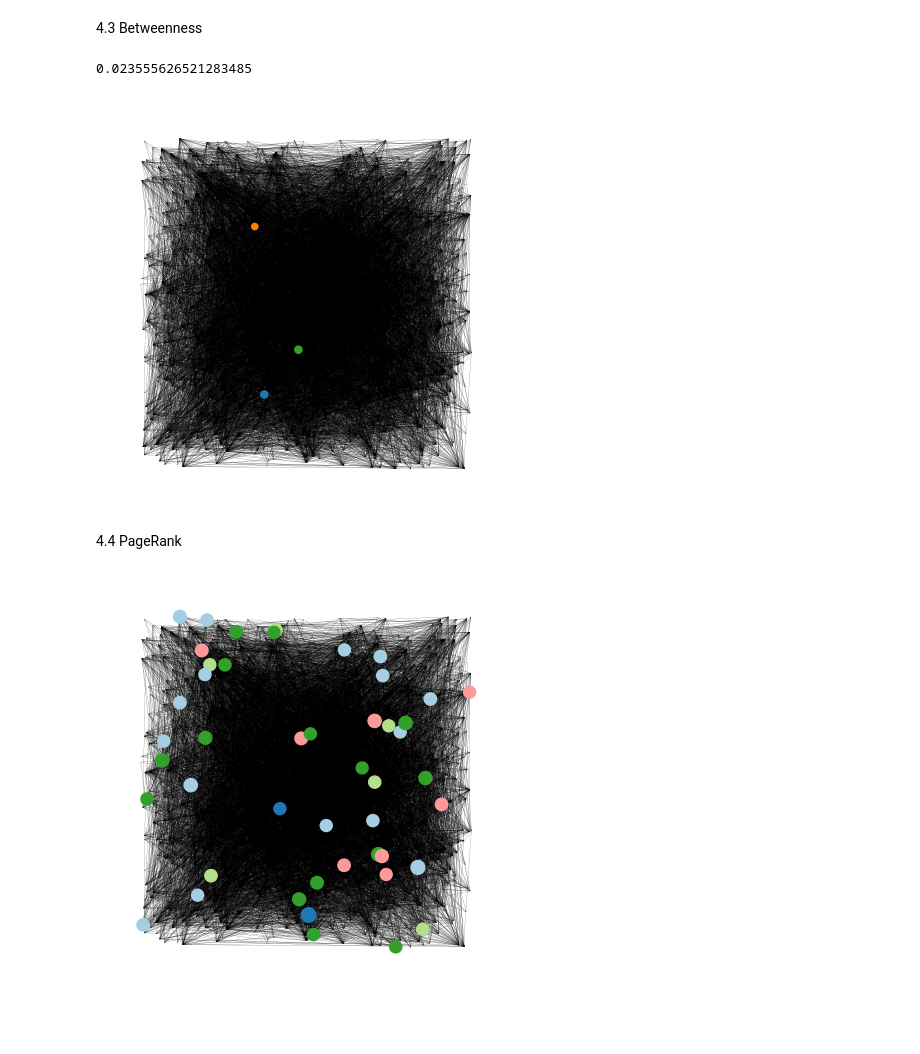
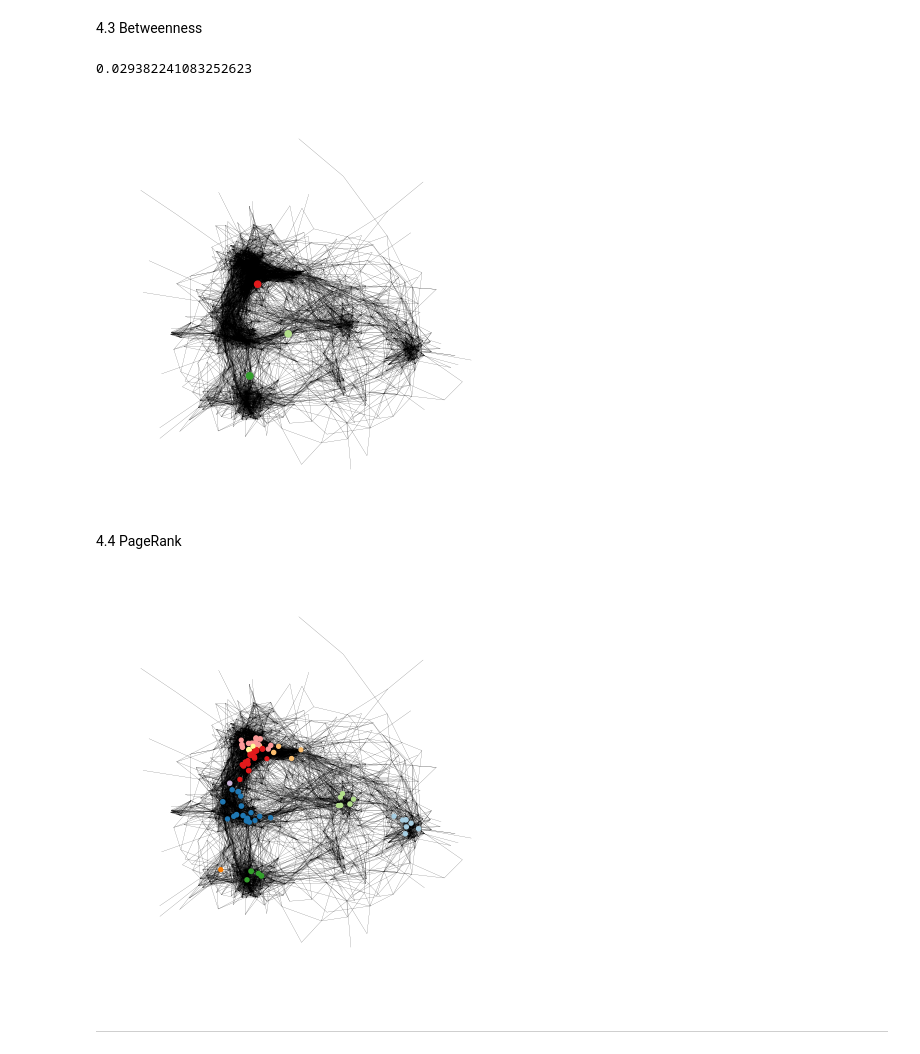
Before and after one commit to OscarLlorente/euro_sci, a Jupyter notebook: src/graph_analysis.ipynb, the cells around one changed output. Drawn from its saved outputs; the diff is of its cells as text; code cells hidden in the pictures; blank space fills up the shorter version.

Commit message:
LDA_model & Graph Analysis update

```diff
--- a/src/graph_analysis.ipynb
+++ b/src/graph_analysis.ipynb
@@ -33,4 +34,4 @@ def embedding(texts,num_topics):
 texts, labels, costs, contributions = extract_data('data/projects.xlsx', 'data/SciVocCodes.xlsx')
 texts = preprocessing(texts)
 # %%
-ldag, reviews_bow = embedding(texts,60)
+ldag, reviews_bow = embedding(texts,200) # Numer of topics = 60
@@ -265,12 +261,3 @@ nx.draw(G_lcc, positions, node_size=1, width=0.02)
-# %%
-# Compute positions using layout algorithm
-gravity = 50
-# Create layout object
-layout = fa2.ForceAtlas2(gravity=gravity)
-
-# Compute node positions using forceatlas2_networkx_layout method.
-positions = layout.forceatlas2_networkx_layout(G_lcc, iterations=200)
-nx.draw(G_lcc, positions, node_size=1, width=0.02)
 # %% [markdown]
 ##### 3. Community detection
 # %% [markdown]
@@ -293,3 +303,5 @@ Modularity: 0.68
+# %%
+C = nx_comm.greedy_modularity_communities(G_lcc, resolution=2.5)
 # %% [markdown]
 3.2 Check that the size of the communities.
 # %%
@@ -442,14 +451,16 @@ print_top3_nodes(centrality.items())
 centrality = nx.betweenness_centrality(G_lcc)
 print_top3_nodes(centrality.items())
 # %% [output]
-0.023555626521283485
+0.029382241083252623
-[figure, old version]
+[figure, new version]
 # %% [markdown]
 4.4 PageRank
 # %%
 centrality = nx.pagerank(G_lcc)
-node_sizes = [40000 * x * (x > 0.00185) for x in centrality.values()]
+node_sizes = [4000 * x * (x > 0.00185) for x in centrality.values()]
 plt.figure(figsize=(4,4))
 nx.draw(G_lcc, positions, node_size=node_sizes, node_color=node_colors, width=0.1)
 # %% [output]
-[figure, old version]
+[figure, new version]
+# %% [markdown]
+------
```
Also changed, not shown: parts of 34 cells of this notebook, 2 other files.
